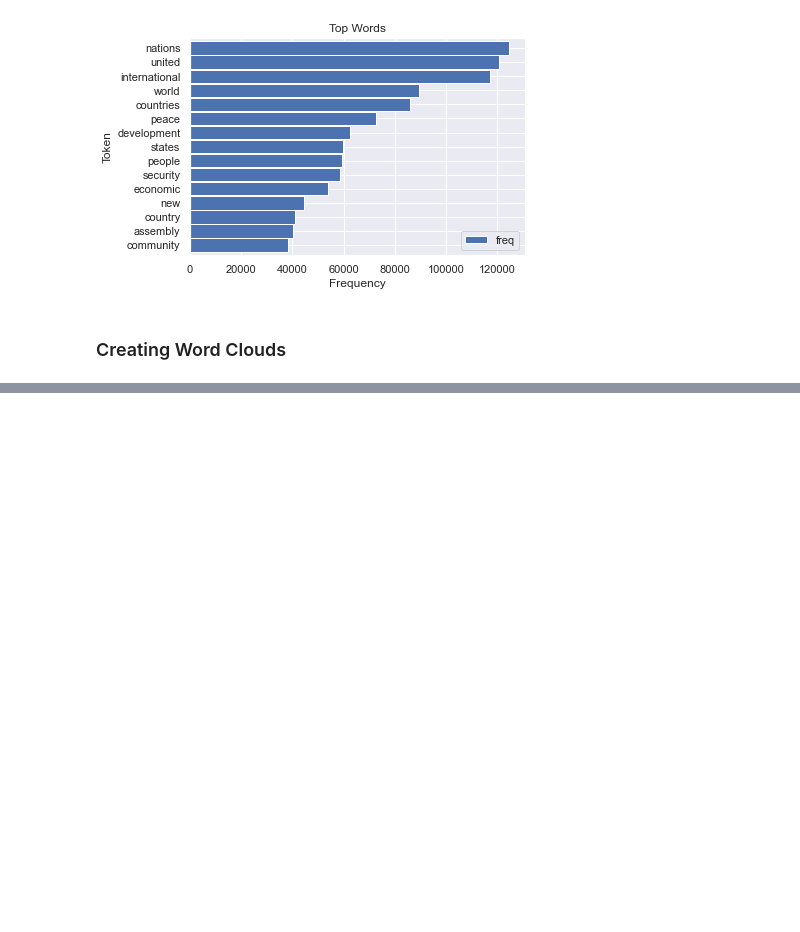
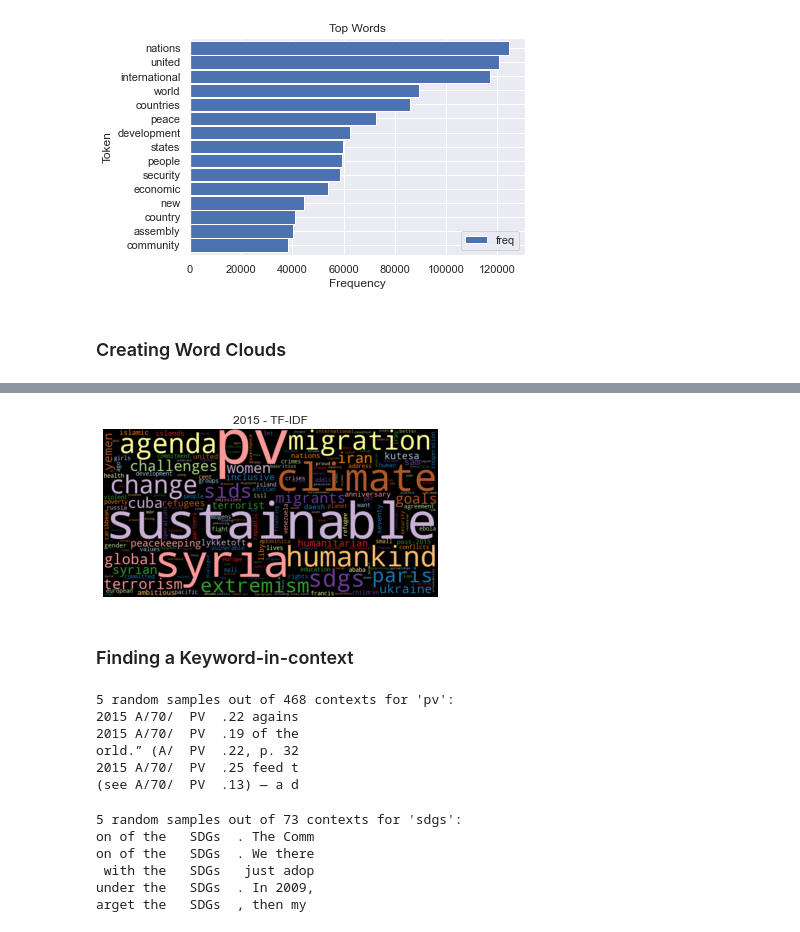
Before and after one commit to lkarjun/Text-Analysis-Workouts, a Jupyter notebook: 1. Gaining Early Insights from Textual Data/notebook.ipynb, the cells around one changed output, grey strips where cells are left out. Drawn from its saved outputs; the diff is of its cells as text; code cells hidden in the pictures; blank space fills up the shorter version.

```diff
--- a/1. Gaining Early Insights from Textual Data/notebook.ipynb
+++ b/1. Gaining Early Insights from Textual Data/notebook.ipynb
@@ -292,0 +359,7 @@ wordcloud(freq_2015_df['freq'], max_words=100, stopwords=freq_df.head(50).index)
+# %%
+wordcloud(freq_2015['tfidf'], title='2015 - TF-IDF',
+          stopwords=['seventieth'])
+# %% [output]
+[figure, added]
+# %% [markdown]
+### Finding a Keyword-in-context
@@ -292,0 +389,18 @@ wordcloud(freq_2015_df['freq'], max_words=100, stopwords=freq_df.head(50).index)
+# %%
+kwic(df[df['year'] == 2015]['text'], 'pv', print_samples=5, window=10)
+# %% [output]
+5 random samples out of 468 contexts for 'pv':
+2015 A/70/  PV  .22 agains
+2015 A/70/  PV  .19 of the
+orld.” (A/  PV  .22, p. 32
+2015 A/70/  PV  .25 feed t
+(see A/70/  PV  .13) — a d
+# %%
+kwic(df[df['year'] == 2015]['text'], 'sdgs', print_samples=5, window=10)
+# %% [output]
+5 random samples out of 73 contexts for 'sdgs':
+on of the   SDGs  . The Comm
+on of the   SDGs  . We there
+ with the   SDGs   just adop
+under the   SDGs  . In 2009,
+arget the   SDGs  , then my
```
Also changed, not shown: parts of 41 cells of this notebook, 1 other file.
